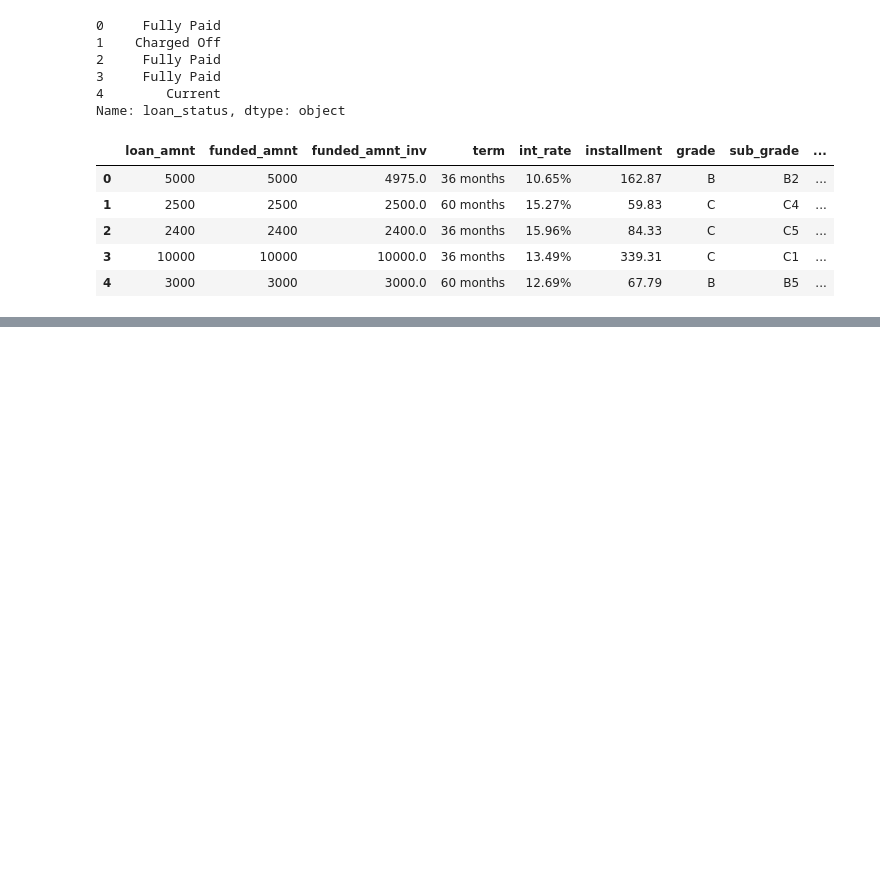
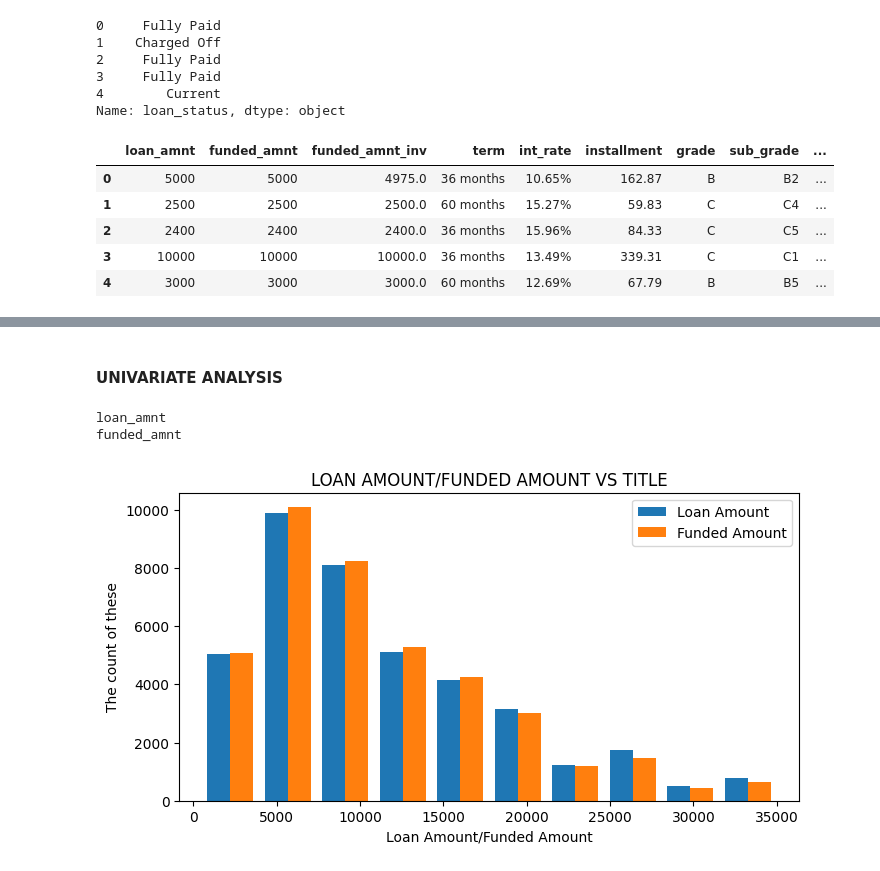
Before and after one commit to richwej/eda_projects, a Jupyter notebook: EDA - Lending Club.ipynb, the cells around one changed output, grey strips where cells are left out. Drawn from its saved outputs; the diff is of its cells as text; code cells hidden in the pictures; blank space fills up the shorter version.

Commit message:
Made some visualisations

```diff
--- a/EDA - Lending Club.ipynb
+++ b/EDA - Lending Club.ipynb
@@ -299,0 +353,2 @@ loan_dataset_cp.head()
+# %% [markdown]
+#### UNIVARIATE ANALYSIS
@@ -299,0 +357,19 @@ loan_dataset_cp.head()
+# %%
+for values in loan_dataset_cp.columns:
+    if values.endswith('amnt'):
+        print(values)
+    else:
+        pass
+# %% [output]
+loan_amnt
+funded_amnt
+# %%
+fig = plt.figure(figsize = (8,4))
+plt.hist(x = [loan_dataset_cp.loan_amnt, loan_dataset_cp.funded_amnt], label = ['Loan Amount', 'Funded Amount'])
+plt.xlabel("Loan Amount/Funded Amount")
+plt.ylabel("The count of these")
+plt.title("LOAN AMOUNT/FUNDED AMOUNT VS TITLE")
+plt.legend()
+plt.show()
+# %% [output]
+[figure, added]
```
Also changed, not shown: parts of 8 cells of this notebook.
